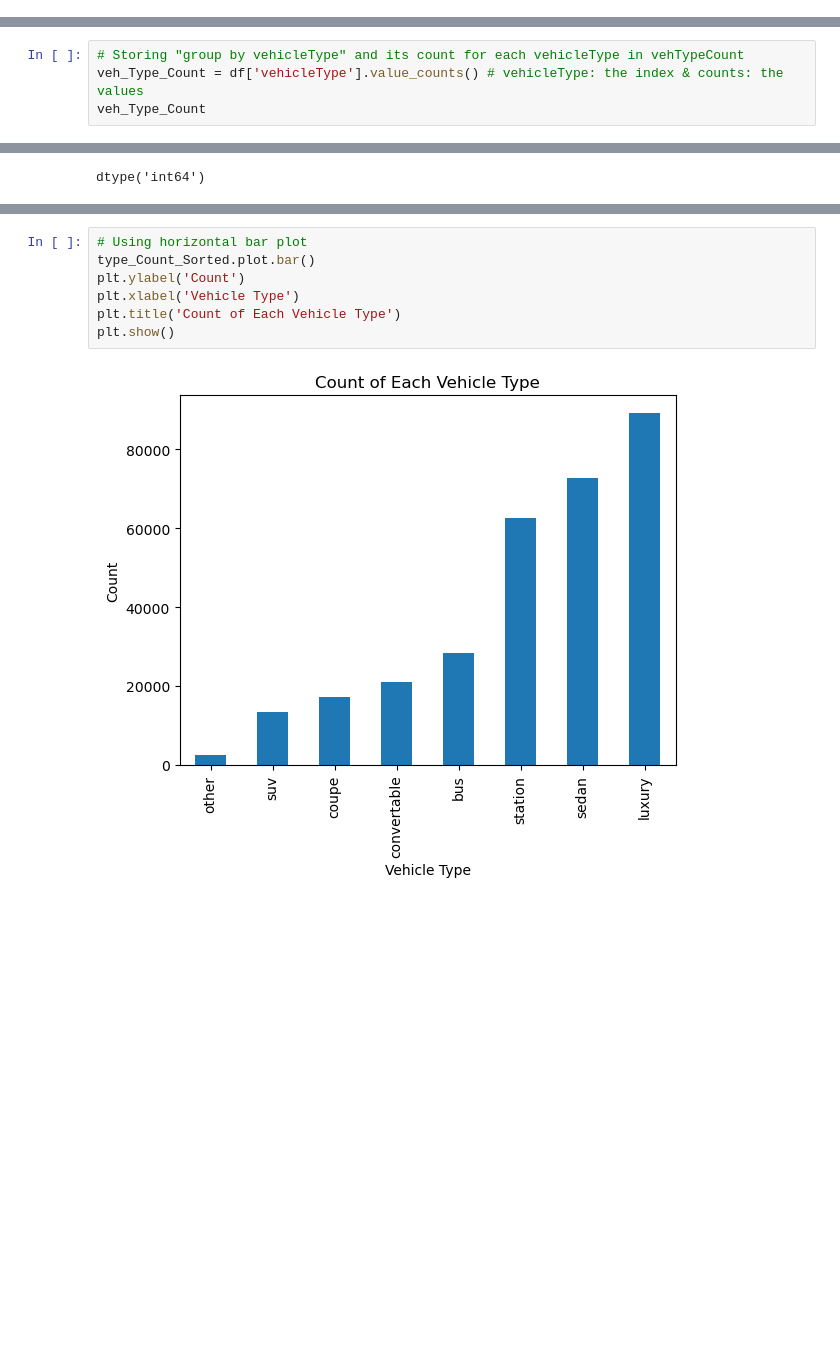
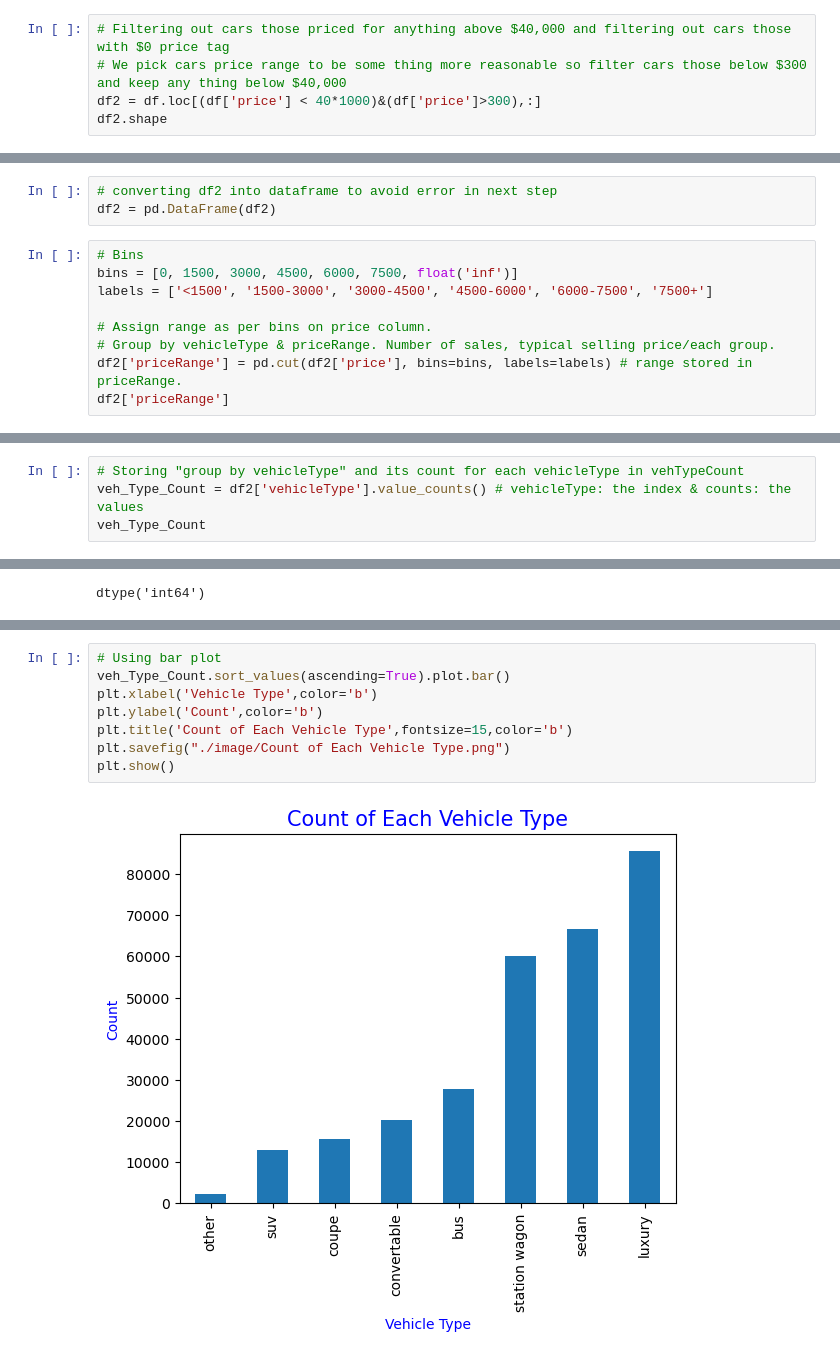
Before and after one commit to EmadMoro/Project1-Challenge, a Jupyter notebook: automotive_sales.ipynb, the cells around one changed output, grey strips where cells are left out. Drawn from its saved outputs; the diff is of its cells as text; blank space fills up the shorter version.

```diff
--- a/automotive_sales.ipynb
+++ b/automotive_sales.ipynb
@@ -97,0 +133,5 @@ duplicate_rows # I don`t think there is a need to drop as they are not too much.
+# %%
+# Filtering out cars those priced for anything above $40,000 and filtering out cars those with $0 price tag
+# We pick cars price range to be some thing more reasonable so filter cars those below $300 and keep any thing below $40,000
+df2 = df.loc[(df['price'] < 40*1000)&(df['price']>300),:]
+df2.shape
@@ -97,0 +234,12 @@ duplicate_rows # I don`t think there is a need to drop as they are not too much.
+# %%
+# converting df2 into dataframe to avoid error in next step
+df2 = pd.DataFrame(df2)
+# %%
+# Bins
+bins = [0, 1500, 3000, 4500, 6000, 7500, float('inf')]
+labels = ['<1500', '1500-3000', '3000-4500', '4500-6000', '6000-7500', '7500+']
+
+# Assign range as per bins on price column.
+# Group by vehicleType & priceRange. Number of sales, typical selling price/each group.
+df2['priceRange'] = pd.cut(df2['price'], bins=bins, labels=labels) # range stored in priceRange.
+df2['priceRange']
@@ -101,5 +341,5 @@ duplicate_rows # I don`t think there is a need to drop as they are not too much.
 # %%
 # Storing "group by vehicleType" and its count for each vehicleType in vehTypeCount
-veh_Type_Count = df['vehicleType'].value_counts() # vehicleType: the index & counts: the values
+veh_Type_Count = df2['vehicleType'].value_counts() # vehicleType: the index & counts: the values
 veh_Type_Count
 # %% [output]
@@ -177,9 +564,10 @@ Most purchased model year:  20247
 # %%
-# Using horizontal bar plot
-type_Count_Sorted.plot.bar()
-plt.ylabel('Count')
-plt.xlabel('Vehicle Type')
-plt.title('Count of Each Vehicle Type')
+# Using bar plot
+veh_Type_Count.sort_values(ascending=True).plot.bar()
+plt.xlabel('Vehicle Type',color='b')
+plt.ylabel('Count',color='b')
+plt.title('Count of Each Vehicle Type',fontsize=15,color='b')
+plt.savefig("./image/Count of Each Vehicle Type.png")
 plt.show()
 # %% [output]
-[figure, old version]
+[figure, new version]
```
Also changed, not shown: parts of 92 cells of this notebook, 13 other files.
